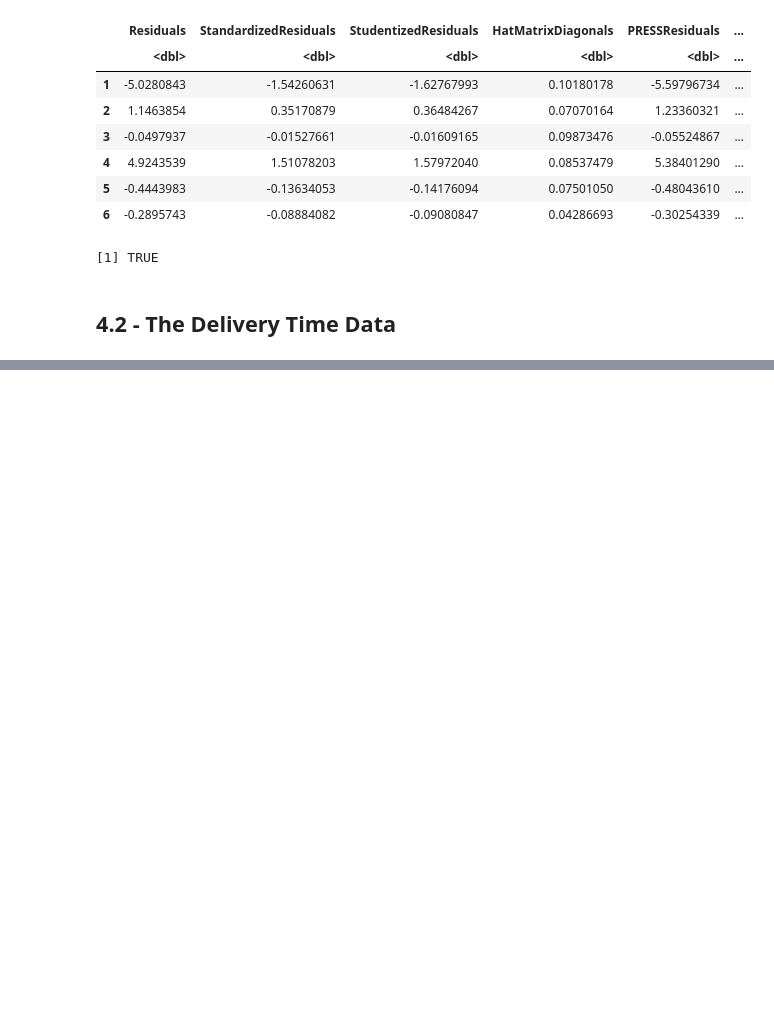
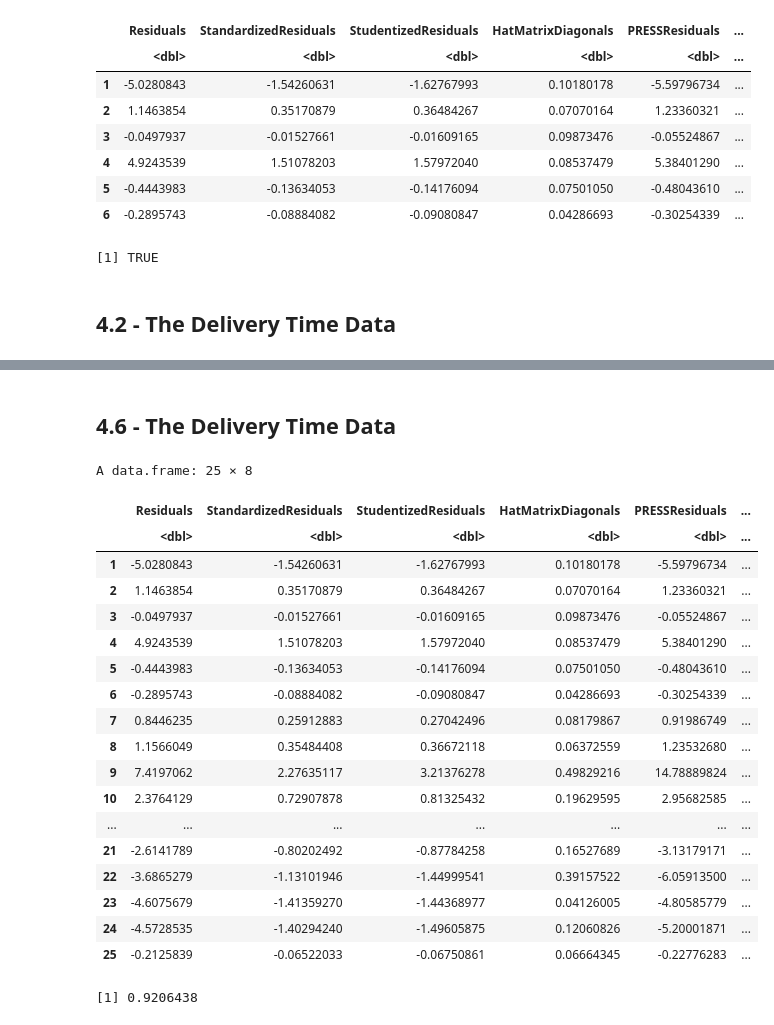
Before and after one commit to j-buss/Introduction-to-Linear-Regression-Analysis, a Jupyter notebook: Chapter_04/Chapter_04_Examples_R.ipynb, the cells around one changed output, grey strips where cells are left out. Cells and saved outputs as stored; diff of their text form; code cells hidden in the pictures; blank space fills up the shorter version.

```diff
--- a/Chapter_04/Chapter_04_Examples_R.ipynb
+++ b/Chapter_04/Chapter_04_Examples_R.ipynb
@@ -289,0 +288,24 @@ plot(
+# %% [markdown]
+## 4.6 - The Delivery Time Data
+# %%
+Delivery.Residual_df
+# %% [output]
+A data.frame: 25 × 8
+|  | Residuals | StandardizedResiduals | StudentizedResiduals | HatMatrixDiagonals | PRESSResiduals | ... |
+|  | <dbl> | <dbl> | <dbl> | <dbl> | <dbl> | ... |
+| 1 | -5.0280843 | -1.54260631 | -1.62767993 | 0.10180178 | -5.59796734 | ... |
+| 2 | 1.1463854 | 0.35170879 | 0.36484267 | 0.07070164 | 1.23360321 | ... |
+| 3 | -0.0497937 | -0.01527661 | -0.01609165 | 0.09873476 | -0.05524867 | ... |
+| 4 | 4.9243539 | 1.51078203 | 1.57972040 | 0.08537479 | 5.38401290 | ... |
+| 5 | -0.4443983 | -0.13634053 | -0.14176094 | 0.07501050 | -0.48043610 | ... |
+| 6 | -0.2895743 | -0.08884082 | -0.09080847 | 0.04286693 | -0.30254339 | ... |
+| 7 | 0.8446235 | 0.25912883 | 0.27042496 | 0.08179867 | 0.91986749 | ... |
+| 8 | 1.1566049 | 0.35484408 | 0.36672118 | 0.06372559 | 1.23532680 | ... |
+| 9 | 7.4197062 | 2.27635117 | 3.21376278 | 0.49829216 | 14.78889824 | ... |
+| 10 | 2.3764129 | 0.72907878 | 0.81325432 | 0.19629595 | 2.95682585 | ... |
+| ... | ... | ... | ... | ... | ... | ... |
+| 21 | -2.6141789 | -0.80202492 | -0.87784258 | 0.16527689 | -3.13179171 | ... |
+| 22 | -3.6865279 | -1.13101946 | -1.44999541 | 0.39157522 | -6.05913500 | ... |
+| 23 | -4.6075679 | -1.41359270 | -1.44368977 | 0.04126005 | -4.80585779 | ... |
+| 24 | -4.5728535 | -1.40294240 | -1.49605875 | 0.12060826 | -5.20001871 | ... |
+| 25 | -0.2125839 | -0.06522033 | -0.06750861 | 0.06664345 | -0.22776283 | ... |
@@ -289,0 +315,4 @@ plot(
+# %%
+R2_predictions
+# %% [output]
+[1] 0.9206438
```
Also changed, not shown: parts of 33 cells of this notebook.
